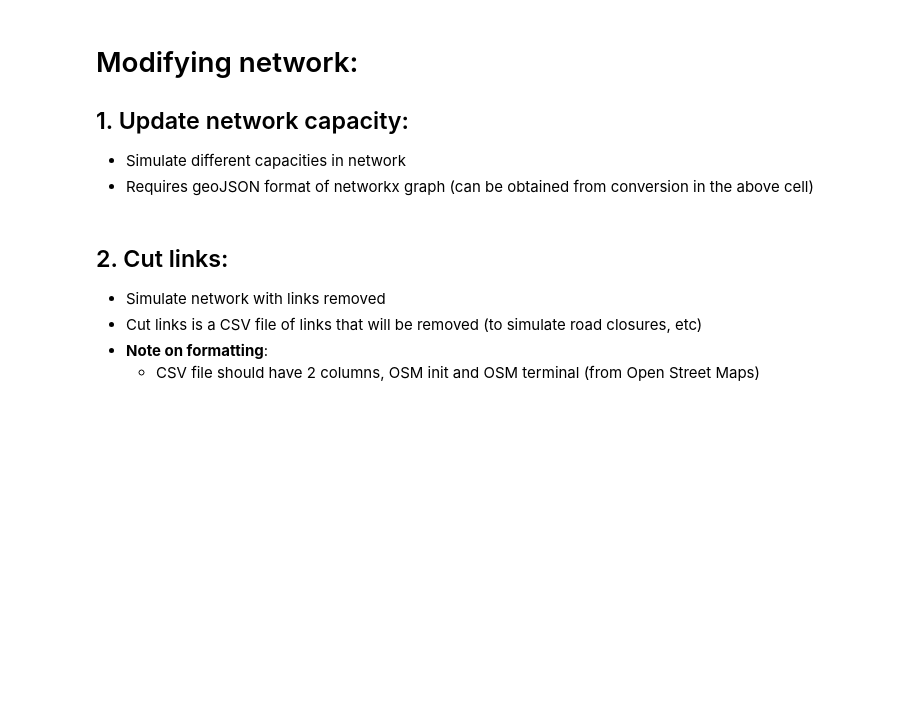
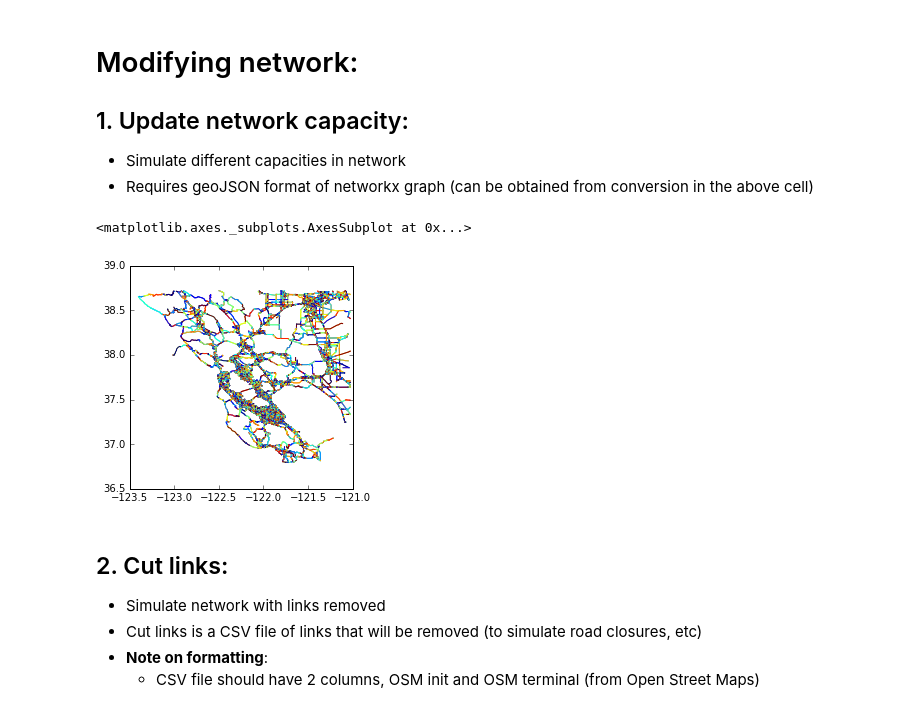
Before and after one commit to mads14/ue_solver, a Jupyter notebook: UE_processes.ipynb, the cells around one changed output. Cells and saved outputs as stored; diff of their text form; code cells hidden in the pictures; blank space fills up the shorter version.

```diff
--- a/UE_processes.ipynb
+++ b/UE_processes.ipynb
@@ -70,12 +70,22 @@ from ue_solver.modify_network import update_capacity
 attr_dict = {'county': ['Alameda']}
 # attr_dict = {'city': ['Berkeley', 'Oakland']}
 percent_cap = .5
-geojson_inf = 'resources/network/test_network/test_berkeley.geojson'
-geojson_outf = 'resources/network/test_network/0p5berkeley.geojson'
-graph_outf = 'resources/network/test_network/test_berkeley_graph.txt'
+geojson_inf = 'resources/network/sf_secondary/network.geojson'
+geojson_outf = 'resources/network/sf_secondary/alameda_0p5/network.geojson'
+graph_outf = 'resources/network/sf_secondary/alameda_0p5/network_graph.txt'
 
 update_capacity(attr_dict, percent_cap, geojson_inf,
                 geojson_outf, graph_outf)
+# %%
+%matplotlib inline
+import matplotlib.pyplot as plt
+import geopandas as gpd
+
+gpd_network = gpd.read_file(geojson_inf)
+gpd_network.plot()
+# %% [output]
+<matplotlib.axes._subplots.AxesSubplot at 0x...>
+[figure, added]
 # %% [markdown]
 <a id = "cut-links"> </a>
 ## 2. Cut links:
```
Also changed, not shown: parts of 6 cells of this notebook, 6 other files.
